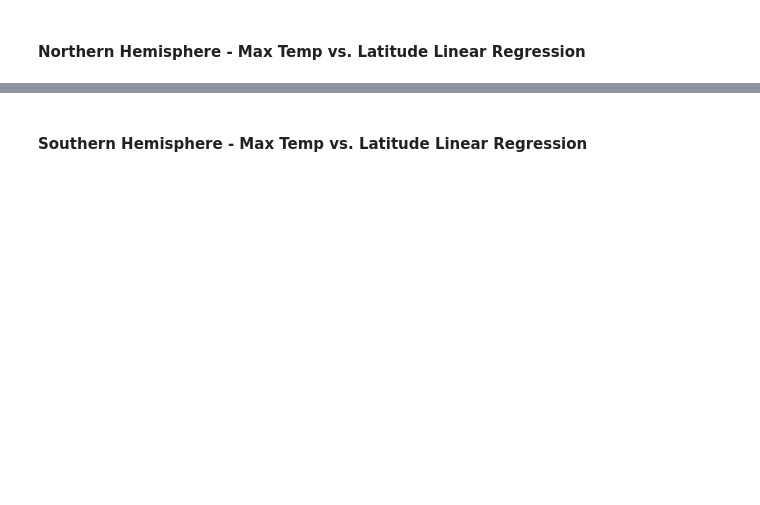
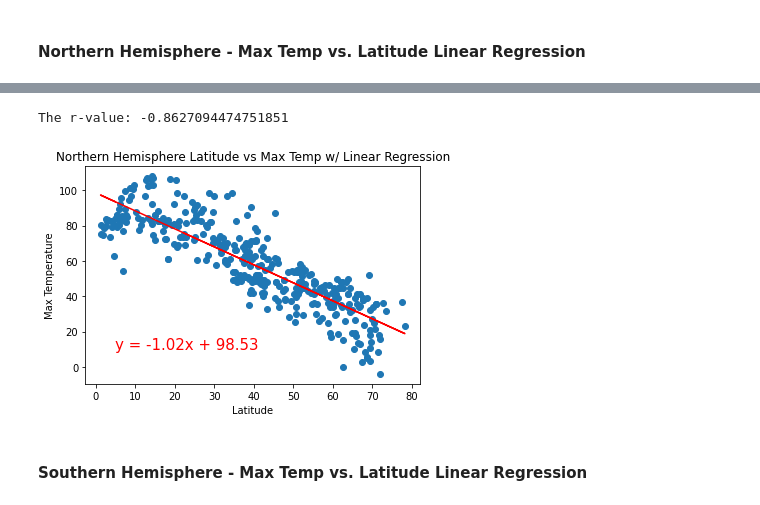
Before and after one commit to DrummerGirlLB/python-api-challenge, a Jupyter notebook: Instructions/starter_code/WeatherPy.ipynb, the cells around one changed output, grey strips where cells are left out. Drawn from its saved outputs; the diff is of its cells as text; code cells hidden in the pictures; blank space fills up the shorter version.

```diff
--- a/Instructions/starter_code/WeatherPy.ipynb
+++ b/Instructions/starter_code/WeatherPy.ipynb
@@ -298,2 +334,24 @@ The r-value is: 0.46937863826630627
+# %%
+x_values = (northern["Lat"])
+y_values = (northern["Max Temp"])
+(slope, intercept, rvalue, pbalur, stderr) = linregress(x_values, y_values)
+regress_values = x_values * slope + intercept
+line_eq = "y = " + str(round(slope,2)) + "x + " + str(round(intercept,2))
+
+plt.scatter(x_values,y_values)
+plt.plot(x_values,regress_values,"r-")
+plt.annotate(line_eq,(5,10),fontsize=15,color="red")
+
+plt.xlabel('Latitude')
+plt.ylabel('Max Temperature')
+plt.title('Northern Hemisphere Latitude vs Max Temp w/ Linear Regression')
+
+print(f"The r-value: {rvalue}")
+
+plt.savefig('Northern Hemisphere Latitude vs Max Temp.png', bbox_inches='tight')
+plt.show()
+# %% [output]
+The r-value: -0.8627094474751851
+[figure, added]
 # %% [markdown]
 ####  Southern Hemisphere - Max Temp vs. Latitude Linear Regression
```
Also changed, not shown: parts of 29 cells of this notebook, 13 other files.
